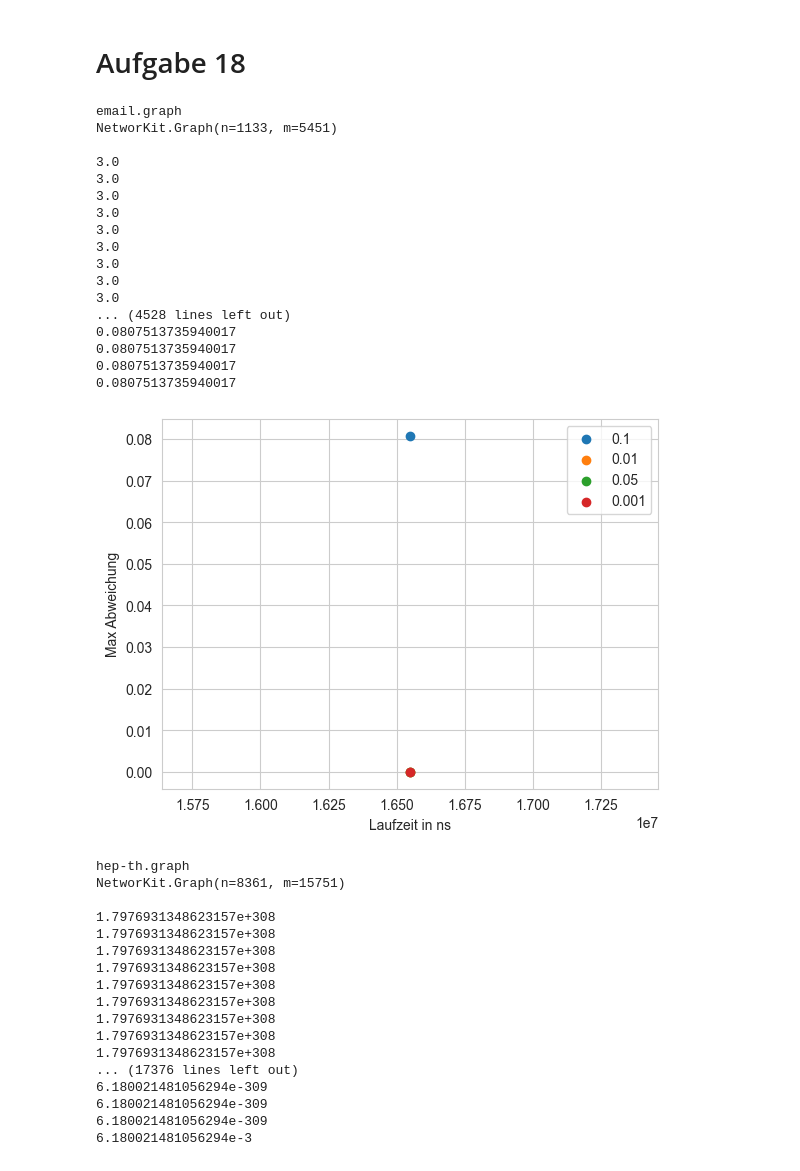
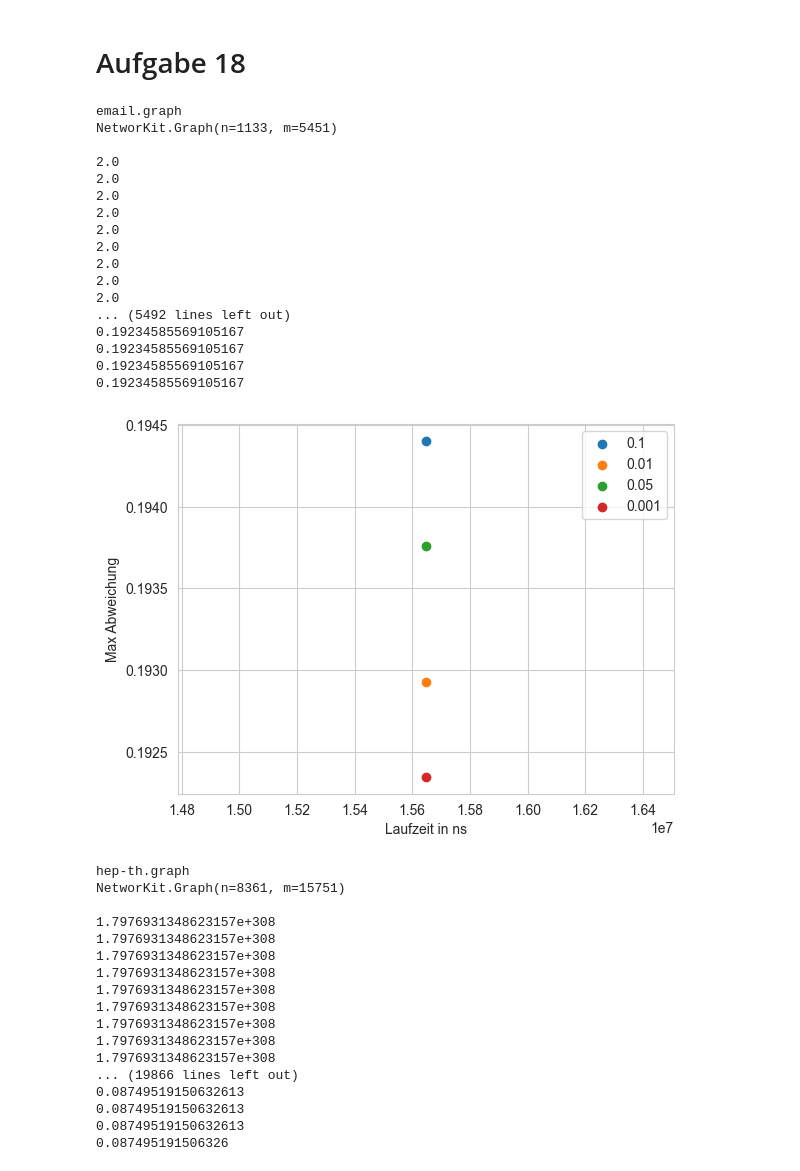
Before and after one commit to Akkyen/Hausaufgaben, a Jupyter notebook: Hausaufgabe6.ipynb, the cells around one changed output. Drawn from its saved outputs; the diff is of its cells as text; code cells hidden in the pictures.

```diff
--- a/Hausaufgabe6.ipynb
+++ b/Hausaufgabe6.ipynb
@@ -1,6 +1,7 @@
 # %% [markdown]
 # Aufgabe 18
 # %%
+import math
 import random
 import time
 import os
@@ -30,64 +31,66 @@ for file in os.listdir("./graphs2"):
         u = random.randrange(G.numberOfNodes())
         v = u
 
         T2_start = time.time_ns()
-        k = 10
-        curValue = 0
-        for i in range(1,k):
-            while v == u:
-                v = random.randrange(G.numberOfNodes())
-
-            bfs = nk.distance.BFS(G, v)
-            bfs.run()
-            print(bfs.distance(u))
-            curValue += ((G.numberOfNodes()/k) * (bfs.distance(u)/(G.numberOfNodes()-1)))
-        T2_stop = time.time_ns()
-
-        labels.append(file.__str__())
 
         for e in errorBounds:
+
+            #k = (-math.log(G.numberOfNodes()/2))/(math.pow(2*e, 2))
+            k = int(abs((-1//(2 * 0.1**2)) * math.log(e/2)))
+
+            curValue = 0
+            for i in range(1,k):
+                while v == u:
+                    v = random.randrange(G.numberOfNodes())
+
+                bfs = nk.distance.BFS(G, v)
+                bfs.run()
+                print(bfs.distance(u))
+                curValue += ((G.numberOfNodes()/k) * (bfs.distance(u)/(G.numberOfNodes()-1)))
+            T2_stop = time.time_ns()
+
+            labels.append(file.__str__())
+
+
 
             plt.xlabel("Laufzeit in ns")
             plt.ylabel("Max Abweichung")
 
             maxdiv = 0.0
 
             for x in range(topNumb):
                 cenScore = closeCen.score(u)
                 topkScore = 1/curValue
 
                 curdiv = abs(cenScore - topkScore)
 
                 print(curdiv)
 
-                if curdiv > e:
-                    continue
-
                 if(curdiv > maxdiv):
                     maxdiv = curdiv
 
             plt.scatter(x=T1_stop - T1_start, y=maxdiv)
         plt.legend(errorBounds)
         plt.show()
 # %% [output]
 email.graph
 NetworKit.Graph(n=1133, m=5451)
 
-3.0
-3.0
-3.0
-3.0
-3.0
-3.0
-3.0
-3.0
-3.0
-... (4528 lines left out)
-0.0807513735940017
-0.0807513735940017
-0.0807513735940017
-0.0807513735940017
+2.0
+2.0
+2.0
+2.0
+2.0
+2.0
+2.0
+2.0
+2.0
+... (5492 lines left out)
+0.19234585569105167
+0.19234585569105167
+0.19234585569105167
+0.19234585569105167
-[figure, old version]
+[figure, new version]
 hep-th.graph
 NetworKit.Graph(n=8361, m=15751)
 
@@ -100,8 +103,8 @@ NetworKit.Graph(n=8361, m=15751)
 1.7976931348623157e+308
 1.7976931348623157e+308
 1.7976931348623157e+308
-... (17376 lines left out)
-6.180021481056294e-309
-6.180021481056294e-309
-6.180021481056294e-309
-6.180021481056294e-3
+... (19866 lines left out)
+0.08749519150632613
+0.08749519150632613
+0.08749519150632613
+0.087495191506326
```
Also changed, not shown: parts of 1 cell of this notebook.
